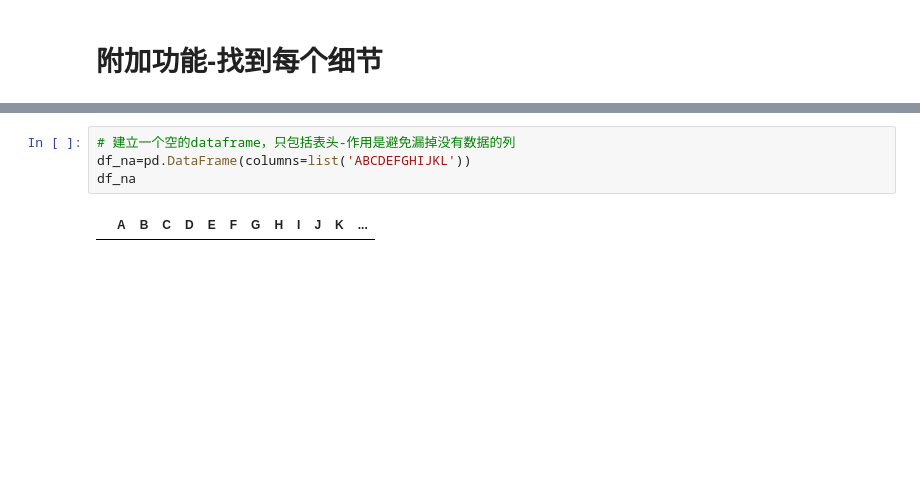
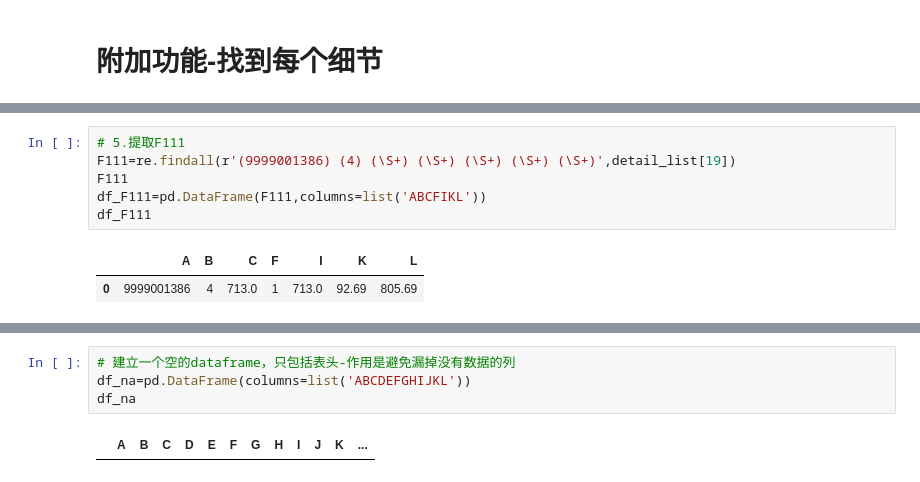
Before and after one commit to fox2002tv123/pdf2excel_detail, a Jupyter notebook: main_detail.ipynb, the cells around one changed output, grey strips where cells are left out. Cells and saved outputs as stored; diff of their text form; blank space fills up the shorter version.

```diff
--- a/main_detail.ipynb
+++ b/main_detail.ipynb
@@ -187,3 +188,12 @@ df_sub_4
+# %%
+# 5.提取F111
+F111=re.findall(r'(9999001386) (4) (\S+) (\S+) (\S+) (\S+) (\S+)',detail_list[19])
+F111
+df_F111=pd.DataFrame(F111,columns=list('ABCFIKL'))
+df_F111
+# %% [output]
+|  | A | B | C | F | I | K | L |
+| 0 | 9999001386 | 4 | 713.0 | 1 | 713.0 | 92.69 | 805.69 |
 # %%
 # 5.找到单行的表头
 p=r'(\d{5,6}) (\S{17}) (\S{6})'
```
Also changed, not shown: parts of 16 cells of this notebook, 2 other files.
